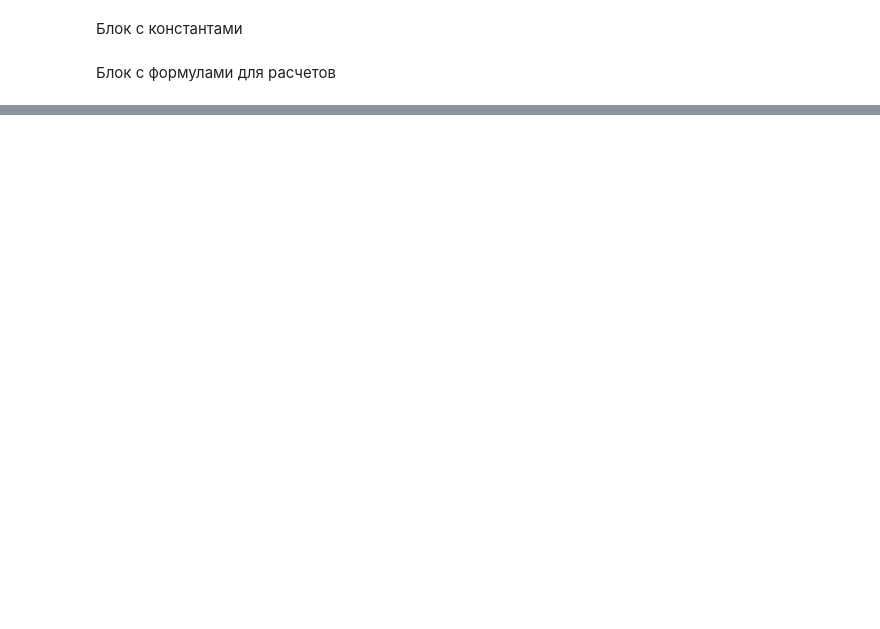
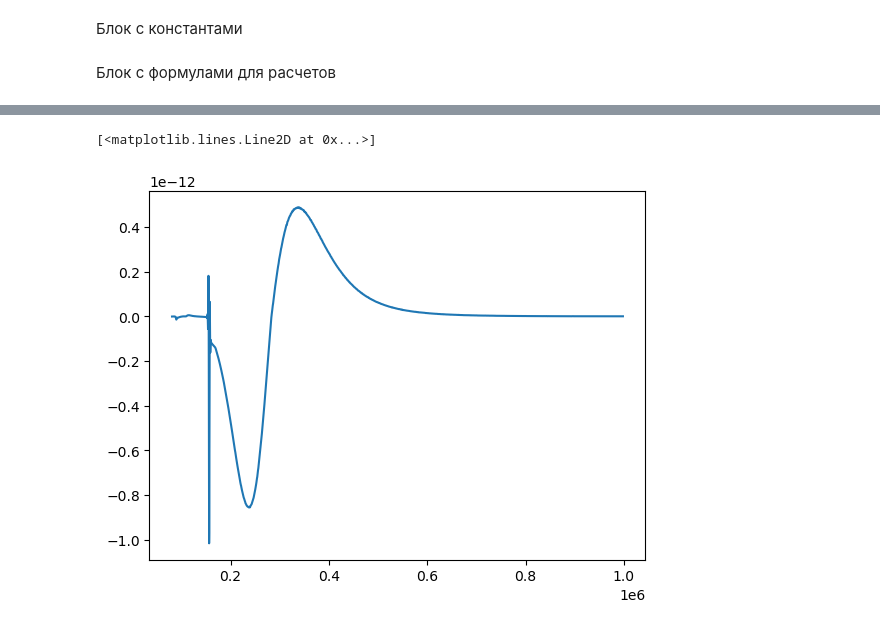
Before and after one commit to astronom-v-cube/exam_rrv, a Jupyter notebook: 5.ipynb, the cells around one changed output, grey strips where cells are left out. Saved outputs shown, nothing was run; the diff lists cells and outputs as text; code cells hidden in the pictures; blank space fills up the shorter version.

```diff
--- a/5.ipynb
+++ b/5.ipynb
@@ -37,0 +113,6 @@ TypeError: can't multiply sequence by non-int of type 'float'
+# %%
+z_ = np.linspace(z_night[1], z_night[-2], 4096)
+plt.plot(z_, dp_zdt(z_,interpol_n_night))
+# %% [output]
+[<matplotlib.lines.Line2D at 0x...>]
+[figure, added]
```
Also changed, not shown: parts of 16 cells of this notebook, 2 other files.
